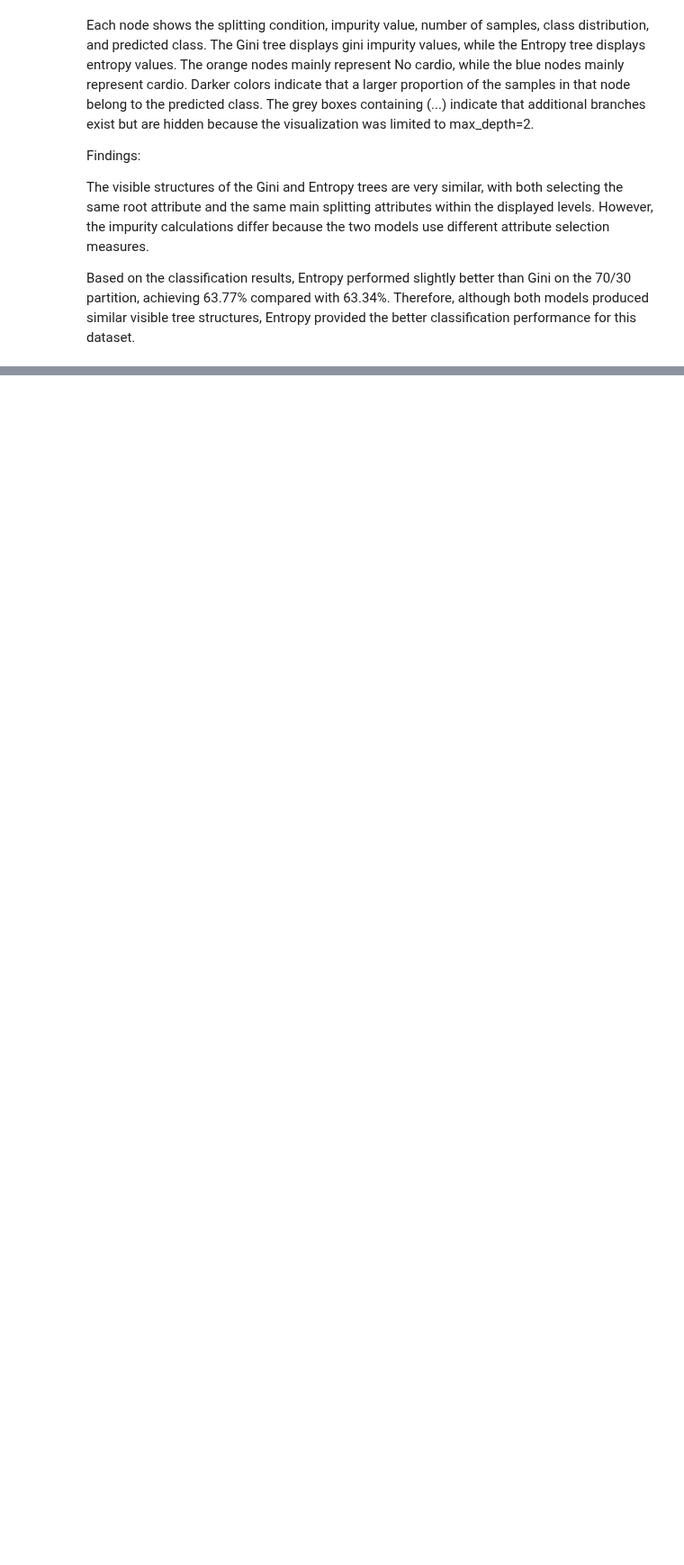
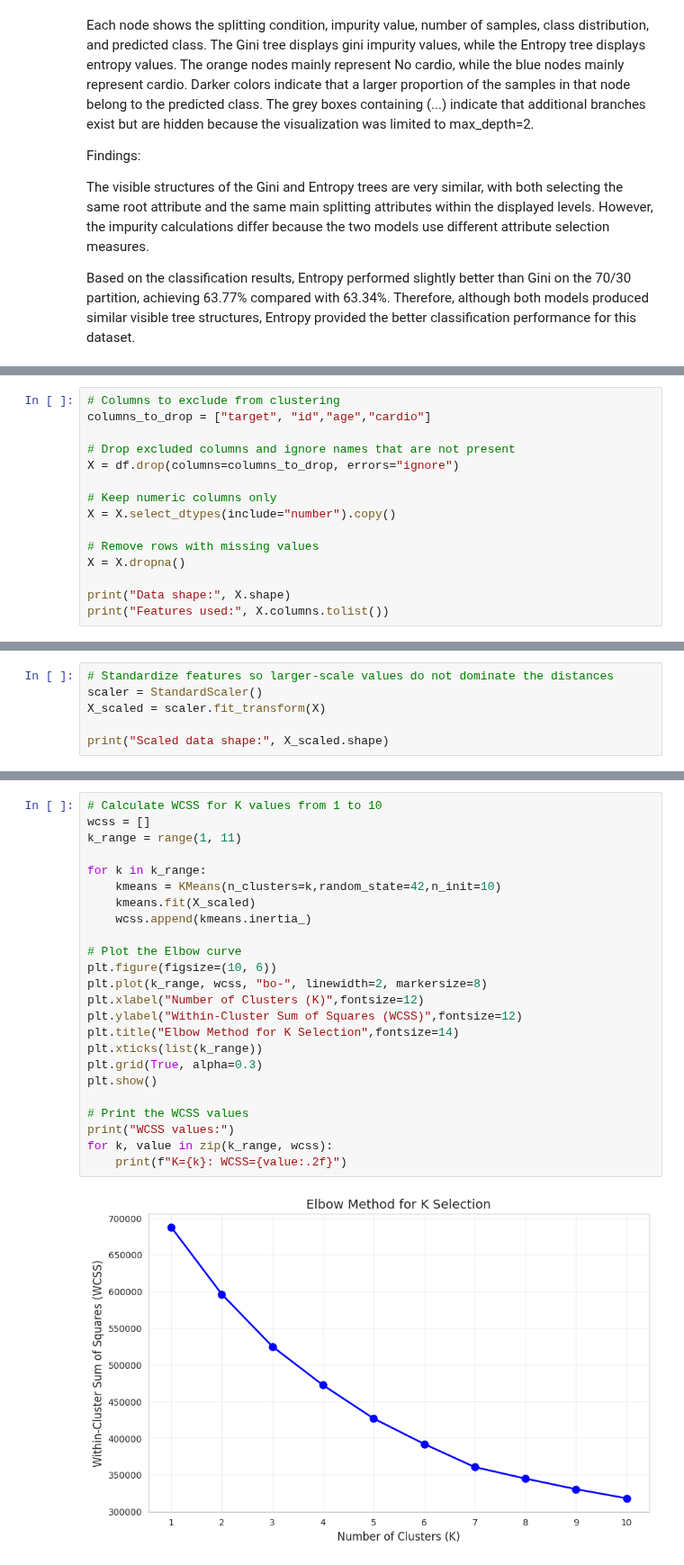
Before and after one commit to Mashael-fs/IT326-Cardiovascular-Disease, a Jupyter notebook: Final_Report.ipynb, the cells around one changed output, grey strips where cells are left out. Shown at 90% size. Drawn from its saved outputs; the diff is of its cells as text; blank space fills up the shorter version.

```diff
--- a/Final_Report.ipynb
+++ b/Final_Report.ipynb
@@ -929,0 +926,15 @@ for predicting the cardio target in this dataset.
+# %%
+# Columns to exclude from clustering
+columns_to_drop = ["target", "id","age","cardio"]
+
+# Drop excluded columns and ignore names that are not present
+X = df.drop(columns=columns_to_drop, errors="ignore")
+
+# Keep numeric columns only
+X = X.select_dtypes(include="number").copy()
+
+# Remove rows with missing values
+X = X.dropna()
+
+print("Data shape:", X.shape)
+print("Features used:", X.columns.tolist())
@@ -929,0 +946,6 @@ for predicting the cardio target in this dataset.
+# %%
+# Standardize features so larger-scale values do not dominate the distances
+scaler = StandardScaler()
+X_scaled = scaler.fit_transform(X)
+
+print("Scaled data shape:", X_scaled.shape)
@@ -929,0 +956,26 @@ for predicting the cardio target in this dataset.
+# %%
+# Calculate WCSS for K values from 1 to 10
+wcss = []
+k_range = range(1, 11)
+
+for k in k_range:
+    kmeans = KMeans(n_clusters=k,random_state=42,n_init=10)
+    kmeans.fit(X_scaled)
+    wcss.append(kmeans.inertia_)
+
+# Plot the Elbow curve
+plt.figure(figsize=(10, 6))
+plt.plot(k_range, wcss, "bo-", linewidth=2, markersize=8)
+plt.xlabel("Number of Clusters (K)",fontsize=12)
+plt.ylabel("Within-Cluster Sum of Squares (WCSS)",fontsize=12)
+plt.title("Elbow Method for K Selection",fontsize=14)
+plt.xticks(list(k_range))
+plt.grid(True, alpha=0.3)
+plt.show()
+
+# Print the WCSS values
+print("WCSS values:")
+for k, value in zip(k_range, wcss):
+    print(f"K={k}: WCSS={value:.2f}")
+# %% [output]
+[figure, added]
```
Also changed, not shown: parts of 22 cells of this notebook.
